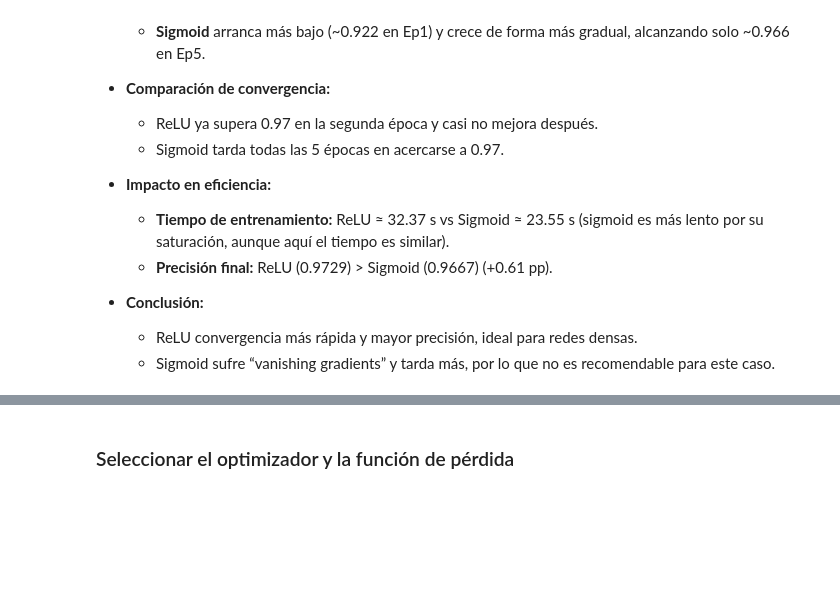
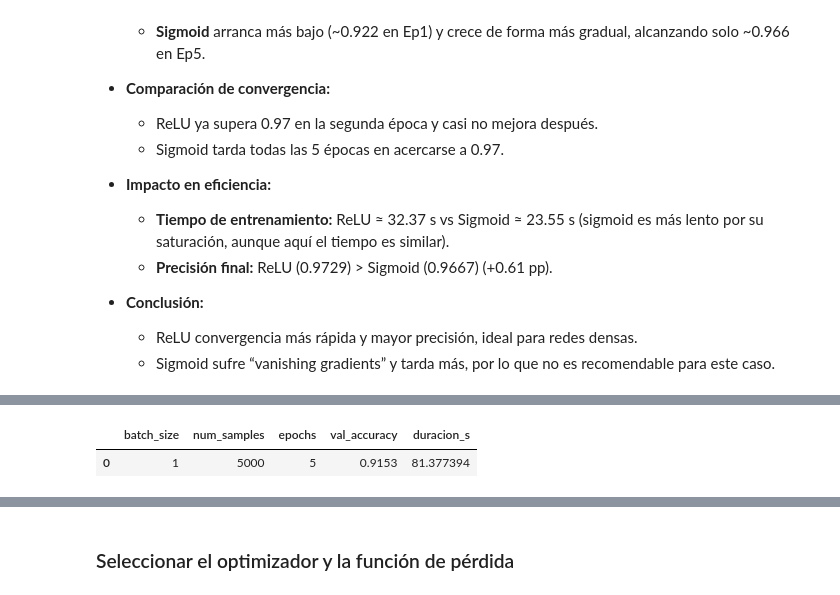
Before and after one commit to Andyfer004/Lab2-DS, a Jupyter notebook: TensorFlow_MNIST_TF2_12+.ipynb, the cells around one changed output, grey strips where cells are left out. Cells and saved outputs as stored; diff of their text form; code cells hidden in the pictures; blank space fills up the shorter version.

Commit message:
Ejercicios 5-8 completos

```diff
--- a/TensorFlow_MNIST_TF2_12+.ipynb
+++ b/TensorFlow_MNIST_TF2_12+.ipynb
@@ -425,0 +512,25 @@ plt.show()
+# %%
+# Ejercicio 7 (demo rápido): SGD puro sobre sólo 5 000 ejemplos, 2 épocas
+n_demo = 5000
+X_sub, y_sub = X_entreno[:n_demo], y_entreno[:n_demo]
+
+m7_demo = build_model(units=200, depth=2, activations='relu')
+acc7_demo, dur7_demo, hist7_demo = train_and_evaluate(
+    m7_demo,
+    X_sub, y_sub,
+    X_validacion, y_validacion,
+    batch_size=1,
+    epochs=2
+)
+
+import pandas as pd
+pd.DataFrame([{
+    'batch_size': 1,
+    'num_samples': n_demo,
+    'epochs': 5,
+    'val_accuracy': acc7_demo,
+    'duracion_s': dur7_demo
+}])
+# %% [output]
+|  | batch_size | num_samples | epochs | val_accuracy | duracion_s |
+| 0 | 1 | 5000 | 5 | 0.9153 | 81.377394 |
```
Also changed, not shown: parts of 11 cells of this notebook.
